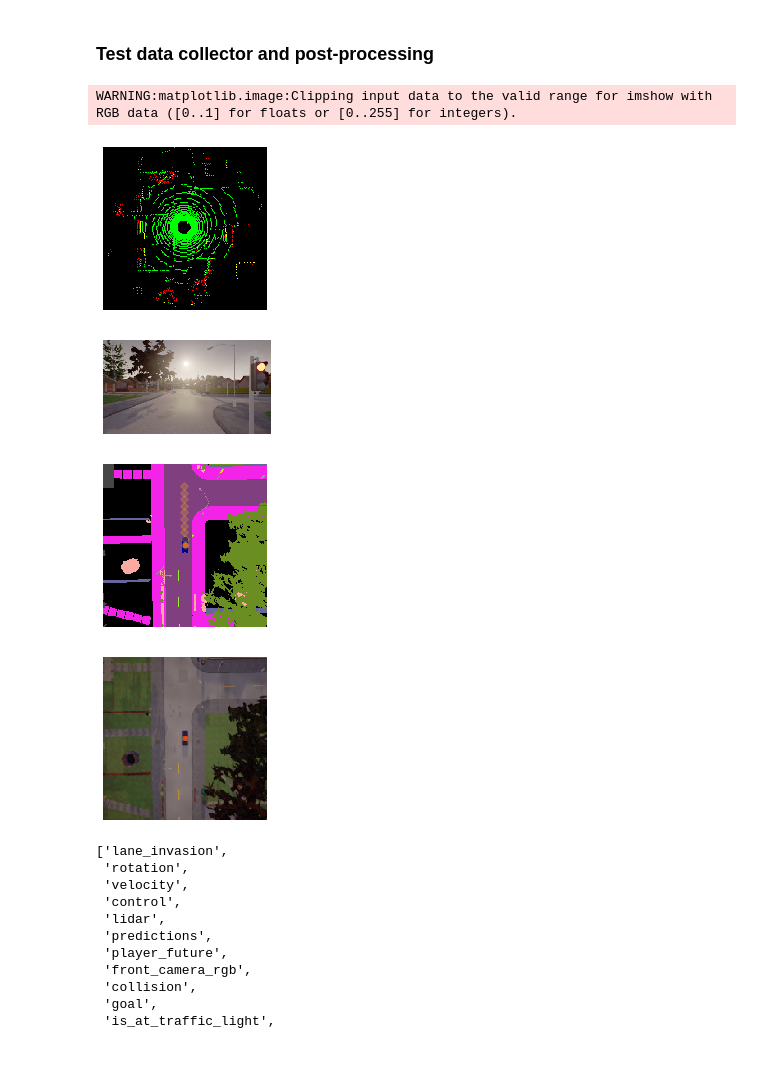
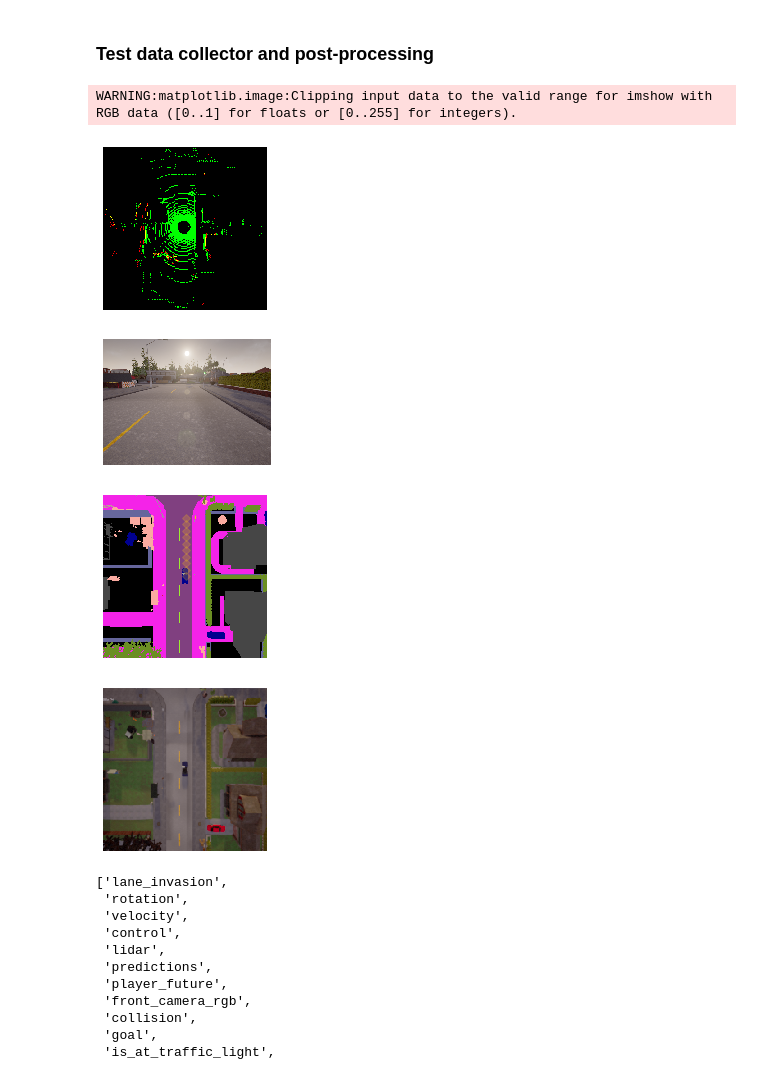
Before and after one commit to weirayao/oatomobile, a Jupyter notebook: oatomobile.ipynb, the cells around one changed output. Cells and saved outputs as stored; diff of their text form; code cells hidden in the pictures.

```diff
--- a/oatomobile.ipynb
+++ b/oatomobile.ipynb
@@ -61,14 +105,14 @@ from oatomobile.datasets.carla import CARLADataset
 # %%
 data = CARLADataset("raw")
 # %%
-data.plot_datum("process_dir/001d854e0a524bcaade0ab262a276584.npz",
+data.plot_datum("/data/datasets/carla/data_oatomobile/d2a97c56e2a84cd7949ed76d780d746c/6cde86839ae041c6b29670f38e4c5dfe.npz",
                 "cache/output_dir")
 # %% [output]
 WARNING:matplotlib.image:Clipping input data to the valid range for imshow with RGB data ([0..1] for floats or [0..255] for integers).
-[figure, old version]
+[figure, new version]
-[figure, old version]
+[figure, new version]
-[figure, old version]
+[figure, new version]
-[figure, old version]
+[figure, new version]
 # %%
 data.process(
     dataset_dir =  "cache/",
```
Also changed, not shown: parts of 8 cells of this notebook, 6 other files.
